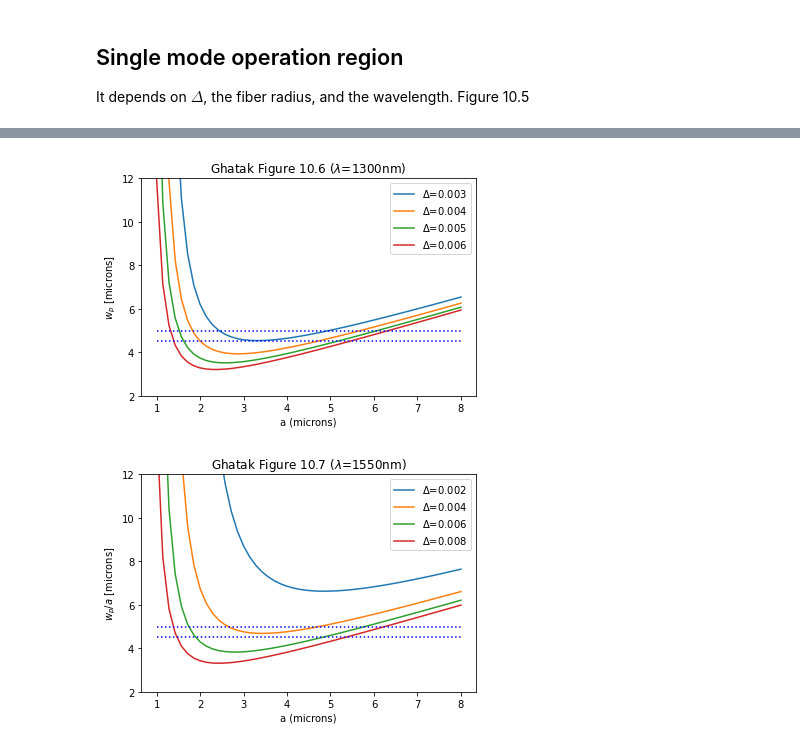
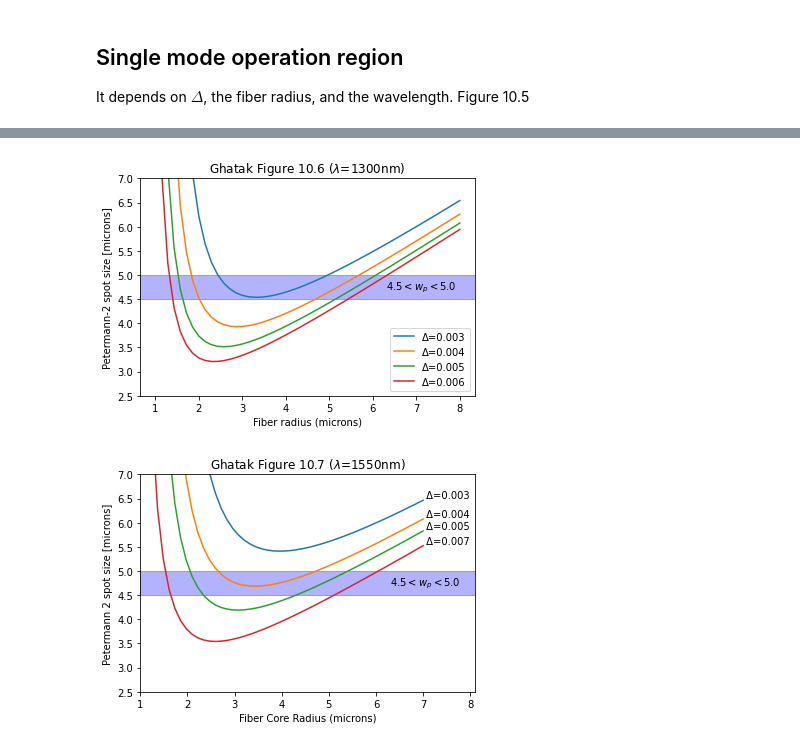
Before and after one commit to scottprahl/ofiber, a Jupyter notebook: docs/5-Dispersion.ipynb, the cells around one changed output, grey strips where cells are left out. Saved outputs shown, nothing was run; the diff lists cells and outputs as text; code cells hidden in the pictures.

```diff
--- a/docs/5-Dispersion.ipynb
+++ b/docs/5-Dispersion.ipynb
@@ -210,21 +227,21 @@ Zero dispersion slope is 0.081 ps/(km nm**2)
 
 First, we replicate the results in Ghatak example 10.2
 # %%
-a=4.1e-6                                 # [m]
-lambda0=np.array([1100,1300,1560])*1e-9  # [m]
+r_core =4.1e-6                                 # [m]
+λ=np.array([1100,1300,1560])*1e-9  # [m]
 
-ncore = of.n(core,lambda0)
-nclad = of.n(clad,lambda0)
+n_core = ofiber.n(core,λ)
+n_clad = ofiber.n(clad,λ)
 
-Delta = (ncore**2-nclad**2)/(2*ncore**2)
-dw = np.empty_like(lambda0)
+Delta = (n_core**2-n_clad**2)/(2*n_core**2)
+dw = np.empty_like(λ)
 
-for i in range(len(lambda0)):
-    dw[i] = of.Waveguide_Dispersion(ncore[i],nclad[i],a,lambda0[i])*1e6
+for i in range(len(λ)):
+    dw[i] = ofiber.Waveguide_Dispersion(n_core[i],n_clad[i],r_core,λ[i])*1e6
 
 print("           1100nm     1300nm     1560nm")
-print("n_core    %.5f    %.5f    %.5f"%(ncore[0],ncore[1],ncore[2]))
-print("n_clad    %.5f    %.5f    %.5f"%(nclad[0],nclad[1],nclad[2]))
+print("n_core    %.5f    %.5f    %.5f"%(n_core[0],n_core[1],n_core[2]))
+print("n_clad    %.5f    %.5f    %.5f"%(n_clad[0],n_clad[1],n_clad[2]))
 print("Delta     %.5f    %.5f    %.5f"%(Delta[0],Delta[1],Delta[2]))
 print("D_w         %.2f      %.2f      %.2f"%(dw[0],dw[1],dw[2]))
 # %% [output]
@@ -470,45 +525,46 @@ The recommendation is that the Petermann-2 spot size for a single-mode fiber sho
 # %%
-a=np.linspace(1,8,50)*1e-6
+r_core=np.linspace(1,8,50)*1e-6
 
-n1=1.45
-lambda0 = 1300e-9
+n_core=1.45
+λ = 1300e-9
 
 for i in range(3,7):
-    Delta = i * 0.001
-    V = (2*np.pi/lambda0) * a * n1 * np.sqrt(2*Delta)
-    wp = of.PetermannW(V)*a
-    plt.plot(a*1e6,wp*1e6,label=r'$\Delta$=%.3f'%Delta)
+    Δ = i * 0.001
+    V = (2*np.pi/λ) * r_core * n_core * np.sqrt(2*Δ)
+    wp = ofiber.PetermannW(V)*r_core
+    plt.plot(r_core*1e6,wp*1e6,label=r'Δ=%.3f'%Δ)
 
-plt.xlabel('a (microns)')
-plt.ylabel('$w_p$ [microns]')
+plt.xlabel('Fiber radius (microns)')
+plt.ylabel('Petermann-2 spot size [microns]')
 plt.title('Ghatak Figure 10.6 ($\lambda$=1300nm)')
-plt.ylim(2,12)
-plt.plot([1,8],[4.5,4.5],':b')
-plt.plot([1,8],[5,5],':b')
-
+plt.ylim(2.5,7)
+plt.axhspan(4.5,5, color='blue', alpha=0.3)
+plt.text(6.3, 4.75, r"$4.5< w_p < 5.0$", va='center')
 plt.legend()
 plt.show()
 
-a=np.linspace(1,8,50)*1e-6
+r_core=np.linspace(1,7,50)*1e-6
 
-n1=1.45
-lambda0 = 1550e-9
+n_core=1.45
 
-for i in range(1,5):
-    Delta = i * 0.002
-    V = (2*np.pi/lambda0) * a * n1 * np.sqrt(2*Delta)
-    wp = of.PetermannW(V)*a
-    plt.plot(a*1e6,wp*1e6,label=r'$\Delta$=%.3f'%Delta)
+λ = 1550e-9
 
-plt.xlabel('a (microns)')
-plt.ylabel('$w_p/a$ [microns]')
+Δ= np.array([0.003,0.004,0.005,0.007])
+for i, delta in enumerate(Δ):
+    V = (2*np.pi*r_core/λ) * n_core * np.sqrt(2*delta)
+    wp = ofiber.PetermannW(V)*r_core
+    plt.plot(r_core*1e6,wp*1e6)
+    plt.text(r_core[-1]*1e6,wp[-1]*1e6, ' Δ=%.3f'%delta, va='bottom')
+
+plt.xlabel('Fiber Core Radius (microns)')
+plt.ylabel('Petermann 2 spot size [microns]')
 plt.title('Ghatak Figure 10.7 ($\lambda$=1550nm)')
-plt.ylim(2,12)
-plt.plot([1,8],[4.5,4.5],':b')
-plt.plot([1,8],[5,5],':b')
+plt.ylim(2.5,7)
+plt.xlim(1,8.1)
+plt.axhspan(4.5,5, color='blue', alpha=0.3)
+plt.text(6.3, 4.75, r"$4.5< w_p < 5.0$", va='center')
 
-plt.legend()
 plt.show()
 # %% [output]
-[figure, old version]
+[figure, new version]
-[figure, old version]
+[figure, new version]
```
Also changed, not shown: parts of 31 cells of this notebook, 6 other files.
